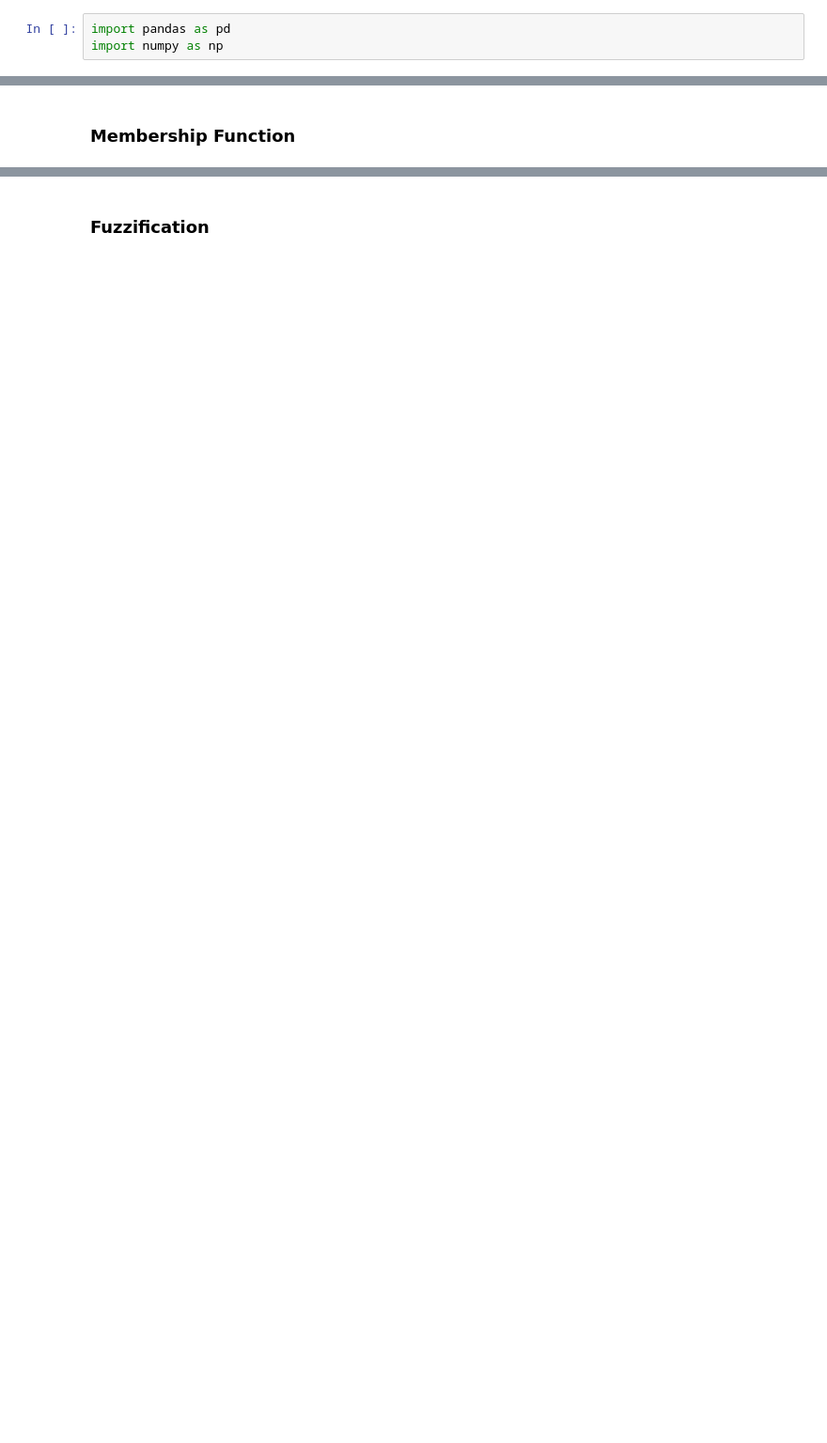
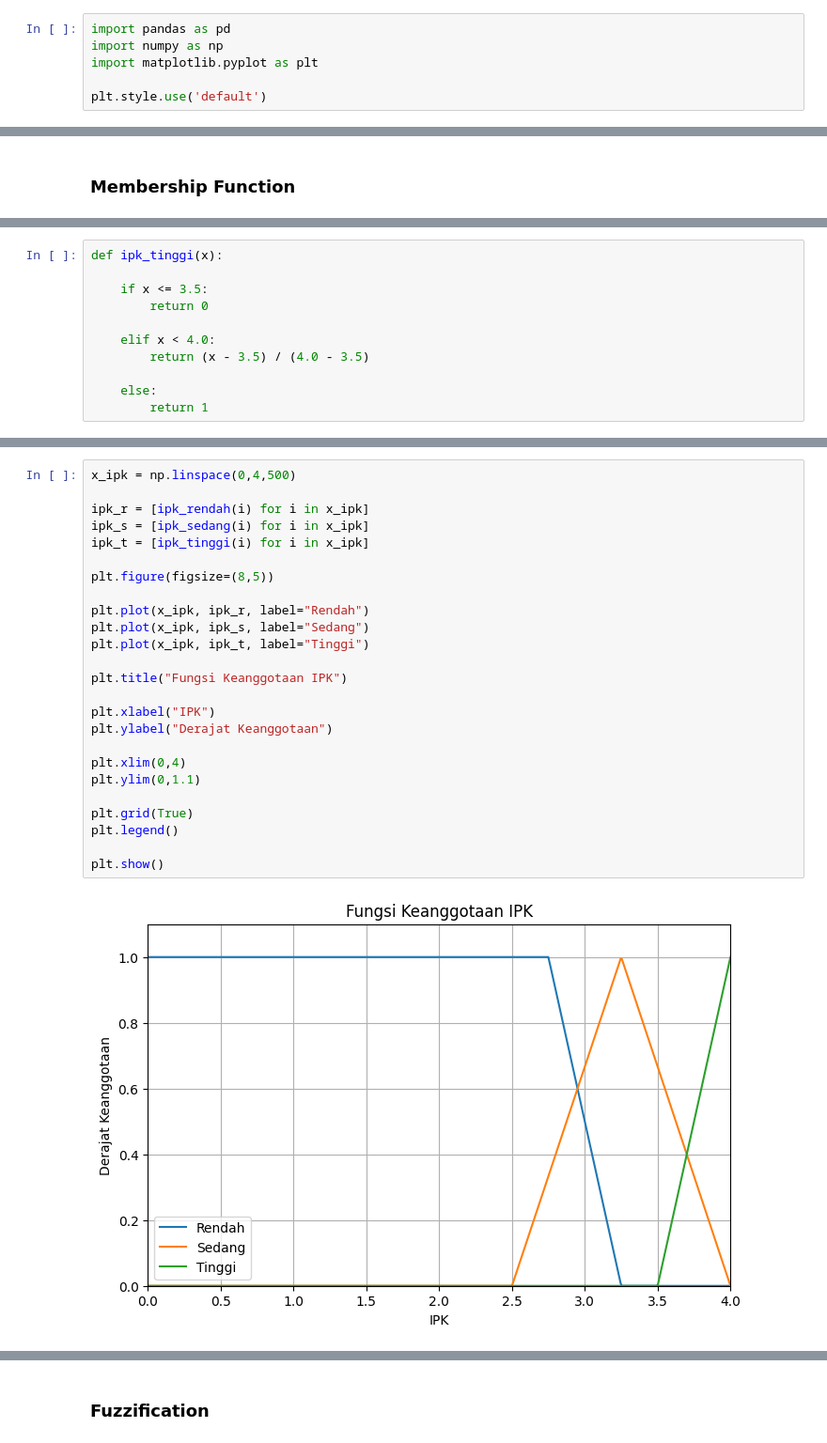
Before and after one commit to teguh552/projek-fuzzy-tahani-vs-umano, a Jupyter notebook: tahani v umano.ipynb, the cells around one changed output, grey strips where cells are left out. Shown at 94% size. Drawn from its saved outputs; the diff is of its cells as text; blank space fills up the shorter version.

```diff
--- a/tahani v umano.ipynb
+++ b/tahani v umano.ipynb
@@ -6,6 +6,9 @@
 # %%
 import pandas as pd
 import numpy as np
+import matplotlib.pyplot as plt
+
+plt.style.use('default')
 # %% [markdown]
 <h3>Load Dataset
 # %%
@@ -73,0 +89,11 @@ def tanggungan_banyak(x):
+# %%
+def ipk_tinggi(x):
+
+    if x <= 3.5:
+        return 0
+
+    elif x < 4.0:
+        return (x - 3.5) / (4.0 - 3.5)
+
+    else:
+        return 1
@@ -73,0 +210,27 @@ def tanggungan_banyak(x):
+# %%
+x_ipk = np.linspace(0,4,500)
+
+ipk_r = [ipk_rendah(i) for i in x_ipk]
+ipk_s = [ipk_sedang(i) for i in x_ipk]
+ipk_t = [ipk_tinggi(i) for i in x_ipk]
+
+plt.figure(figsize=(8,5))
+
+plt.plot(x_ipk, ipk_r, label="Rendah")
+plt.plot(x_ipk, ipk_s, label="Sedang")
+plt.plot(x_ipk, ipk_t, label="Tinggi")
+
+plt.title("Fungsi Keanggotaan IPK")
+
+plt.xlabel("IPK")
+plt.ylabel("Derajat Keanggotaan")
+
+plt.xlim(0,4)
+plt.ylim(0,1.1)
+
+plt.grid(True)
+plt.legend()
+
+plt.show()
+# %% [output]
+[figure, added]
```
Also changed, not shown: parts of 29 cells of this notebook.
